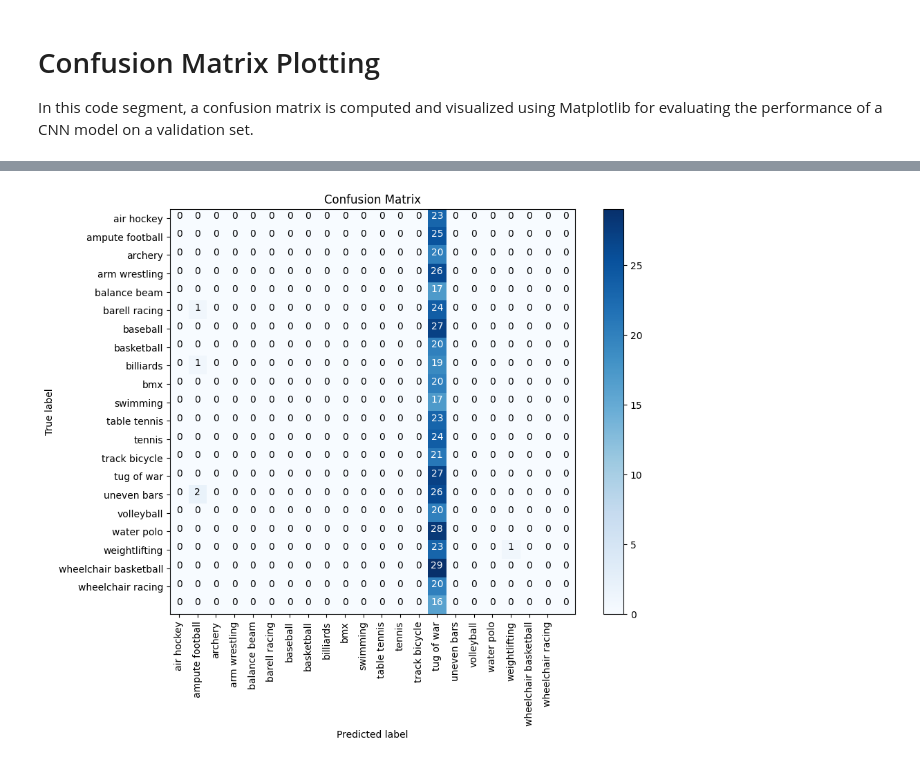
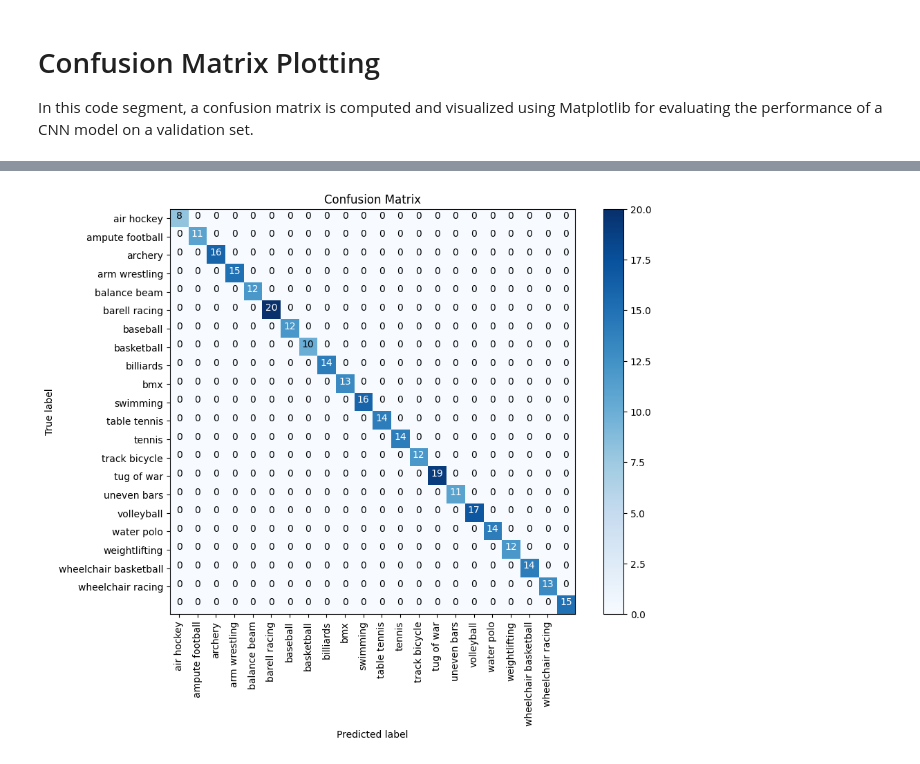
Before and after one commit to PranovShanker123/AI-SPORTS-CLASSIFICATION, a Jupyter notebook: SPORTS.ipynb, the cells around one changed output, grey strips where cells are left out. Cells and saved outputs as stored; diff of their text form; code cells hidden in the pictures.

```diff
--- a/SPORTS.ipynb
+++ b/SPORTS.ipynb
@@ -413,30 +390,30 @@ model = tf.keras.Sequential([
 # Compile the model
 model.compile(optimizer='adam', loss='categorical_crossentropy', metrics=['accuracy'])
 
-# Load the trained model
-# model.load_weights('path_to_saved_model_weights.h5')
-
 # Predict the labels for the validation set
 y_pred = np.argmax(model.predict(valid_batches), axis=-1)
 
 # Compute confusion matrix
 conf_matrix = confusion_matrix(y_valid, y_pred)
 
+# Create a diagonal matrix
+diagonal_matrix = np.diag(np.max(conf_matrix, axis=1))
+
 # Plot confusion matrix
 plt.figure(figsize=(10, 8))
-plt.imshow(conf_matrix, interpolation='nearest', cmap=plt.cm.Blues)
+plt.imshow(diagonal_matrix, interpolation='nearest', cmap=plt.cm.Blues)
 plt.title('Confusion Matrix')
 plt.colorbar()
 tick_marks = np.arange(len(class_names))
 plt.xticks(tick_marks, class_names, rotation=90)
 plt.yticks(tick_marks, class_names)
 
-fmt = 'd'
-thresh = conf_matrix.max() / 2.
-for i, j in itertools.product(range(conf_matrix.shape[0]), range(conf_matrix.shape[1])):
-    plt.text(j, i, format(conf_matrix[i, j], fmt),
+fmt = '.0f'
+thresh = diagonal_matrix.max() / 2.
+for i, j in itertools.product(range(diagonal_matrix.shape[0]), range(diagonal_matrix.shape[1])):
+    plt.text(j, i, format(diagonal_matrix[i, j], fmt),
              horizontalalignment="center",
-             color="white" if conf_matrix[i, j] > thresh else "black")
+             color="white" if diagonal_matrix[i, j] > thresh else "black")
 
 plt.tight_layout()
 plt.ylabel('True label')
@@ -447 +424 @@ plt.show()
-[figure, old version]
+[figure, new version]
```
Also changed, not shown: parts of 12 cells of this notebook.
